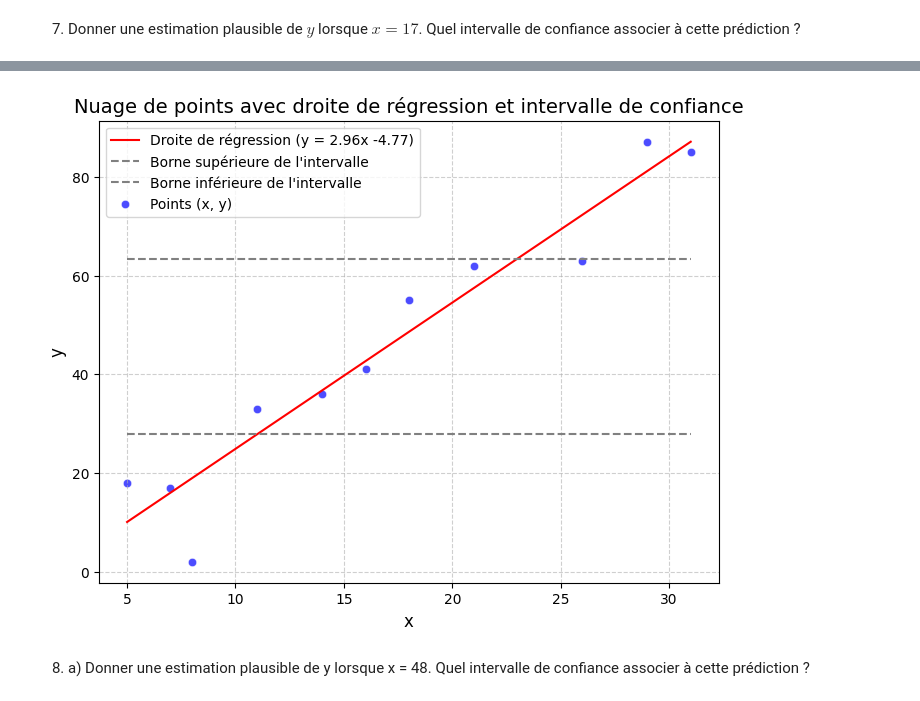
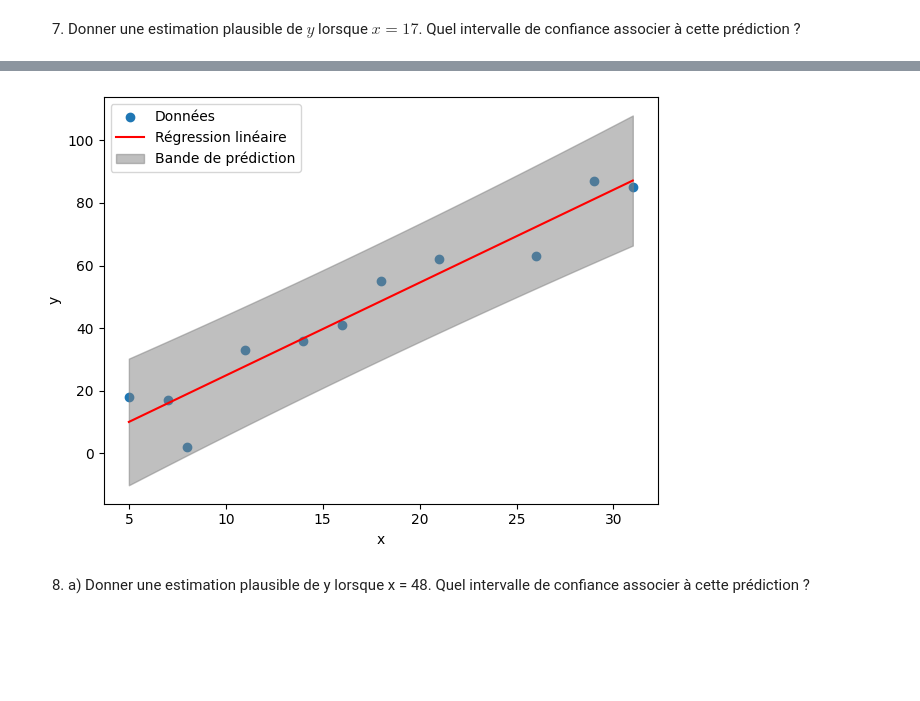
Before and after one commit to J-b-benetti/Analyse_Complexite_IRIS_Dataset, a Jupyter notebook: Regresssion-DFA.ipynb, the cells around one changed output, grey strips where cells are left out. Drawn from its saved outputs; the diff is of its cells as text; code cells hidden in the pictures; blank space fills up the shorter version.

```diff
--- a/Regresssion-DFA.ipynb
+++ b/Regresssion-DFA.ipynb
@@ -146,27 +146,55 @@ Intervalle de confiance à 95% : [27.83, 63.43]
-# %%
-import seaborn as sns
-
-plt.figure(figsize=(8, 6))
-
-# Trace la ligne de régression avec Seaborn
-sns.lineplot(x=x_line, y=y_line, label=f'Droite de régression (y = {a:.2f}x {b:.2f})', color='red')
-
-# Trace les lignes de l'intervalle de confiance
-sns.lineplot(x=x_line, y=upper_bound, label='Borne supérieure de l\'intervalle', color='gray', linestyle='--')
-sns.lineplot(x=x_line, y=lower_bound, label='Borne inférieure de l\'intervalle', color='gray', linestyle='--')
-
-# Trace les points originaux
-sns.scatterplot(x=x, y=y, color='blue', label='Points (x, y)', alpha=0.7)
-
-# Affichage du graphique
-plt.title('Nuage de points avec droite de régression et intervalle de confiance', fontsize=14)
-plt.xlabel('x', fontsize=12)
-plt.ylabel('y', fontsize=12)
-plt.legend()
-plt.grid(True, linestyle='--', alpha=0.6)
-plt.show()
-# %% [output]
-[figure, removed]
+# %%
+from scipy.optimize import curve_fit
+
+confidence_level = 0.95
+
+def regression_lineaire_avec_bandes(x, y, confidence_level):
+    """
+    Calcule une régression linéaire et trace les bandes de confiance et de prédiction.
+
+    Args:
+        x: Tableau NumPy contenant les valeurs de la variable indépendante.
+        y: Tableau NumPy contenant les valeurs de la variable dépendante.
+        confidence_level: Niveau de confiance pour les bandes (entre 0 et 1).
+
+    Returns:
+        None (affiche le graphique)
+    """
+
+    # Fonction de régression linéaire
+    def f(x, a, b):
+        return a * x + b
+
+    # Ajustement de la courbe
+    popt, pcov = curve_fit(f, x, y)
+    a, b = popt
+
+    # Calcul des prédictions sur une grille de points
+    x_fit = np.linspace(np.min(x), np.max(x), 100)
+    y_fit = f(x_fit, a, b)
+
+    # Calcul des bandes de confiance et de prédiction
+    n = len(x)
+    df = n - 2
+    t_value = t.ppf(1 - (1 - confidence_level) / 2, df)
+    std_err = np.sqrt(np.sum((y - f(x, a, b))**2) / (n-2))
+    std_pred = std_err * np.sqrt(1 + 1/n + (x_fit - np.mean(x))**2 / np.sum((x - np.mean(x))**2))
+    y_upper = y_fit + t_value * std_pred
+    y_lower = y_fit - t_value * std_pred
+
+    # Affichage du graphique
+    plt.scatter(x, y, label='Données')
+    plt.plot(x_fit, y_fit, color='red', label='Régression linéaire')
+    plt.fill_between(x_fit, y_lower, y_upper, alpha=0.5, color='gray', label='Bande de prédiction')
+    plt.legend()
+    plt.xlabel('x')
+    plt.ylabel('y')
+    plt.tight_layout()
+    plt.show()
+
+regression_lineaire_avec_bandes(x, y, confidence_level)
+# %% [output]
+[figure, added]
 # %% [markdown]
 8. a) Donner une estimation plausible de y lorsque x = 48. Quel intervalle de confiance associer à cette prédiction ?
 # %%
```
Also changed, not shown: parts of 2 cells of this notebook.
